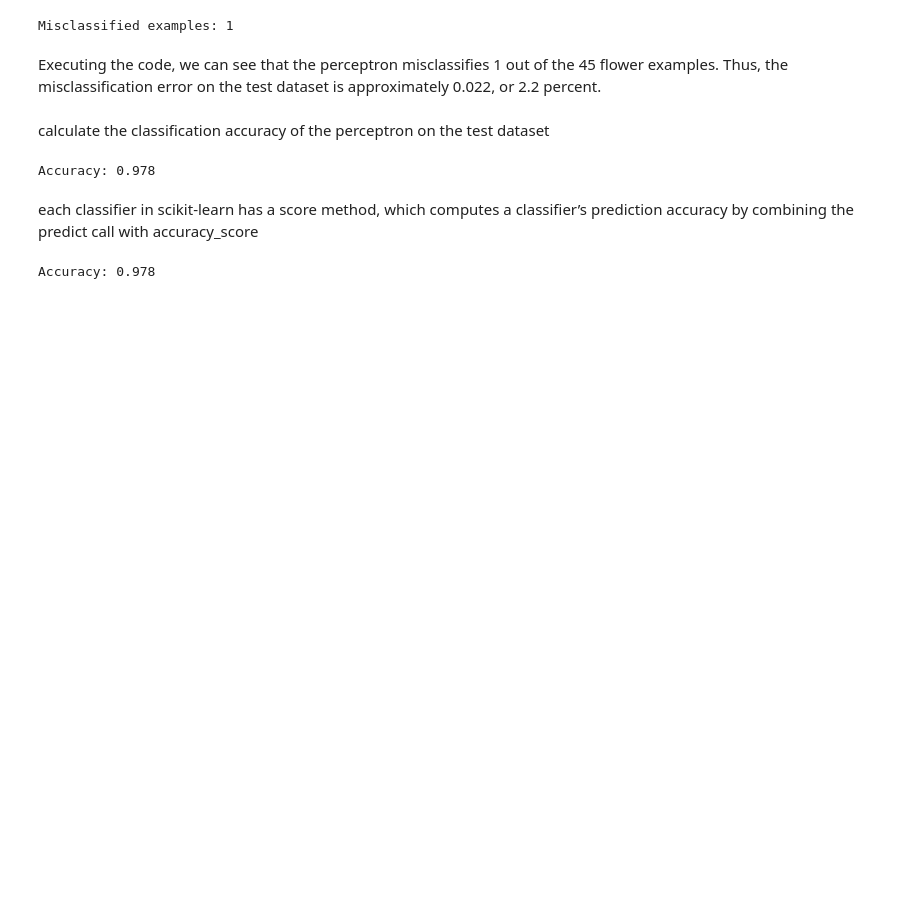
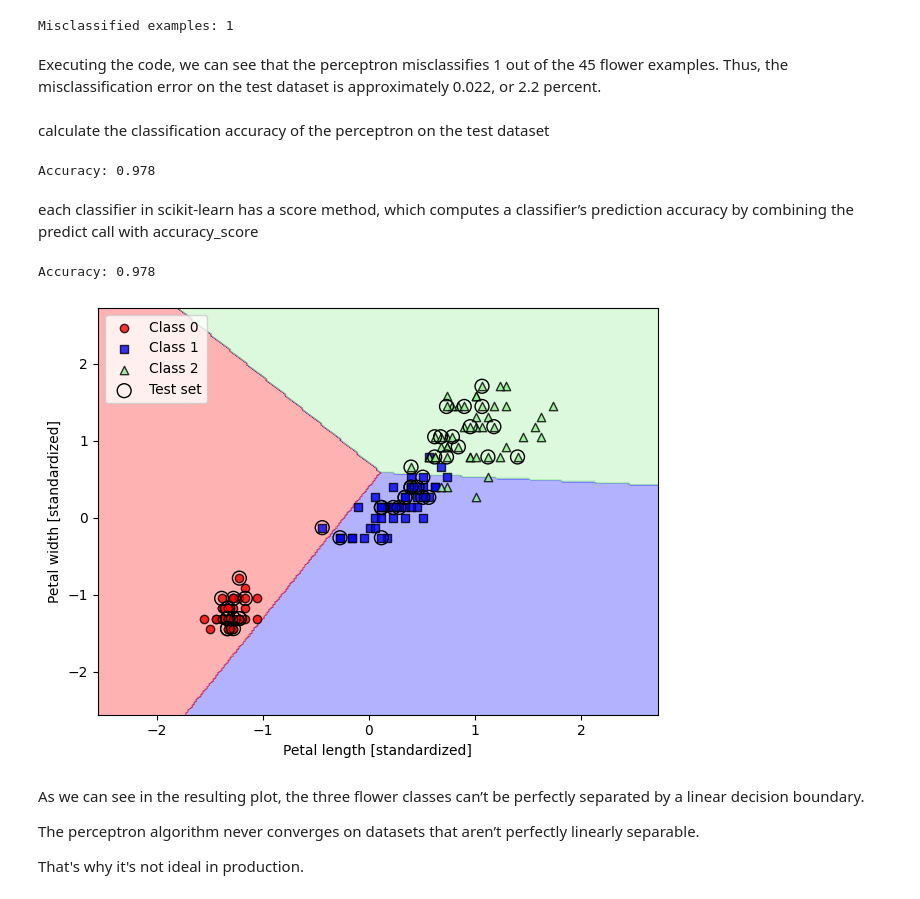
Before and after one commit to jeremysb1/grokking-ml, a Jupyter notebook: scikit_learn.ipynb, the cells around one changed output. Drawn from its saved outputs; the diff is of its cells as text; code cells hidden in the pictures; blank space fills up the shorter version.

Commit message:
added plot

```diff
--- a/scikit_learn.ipynb
+++ b/scikit_learn.ipynb
@@ -95,3 +95,25 @@ def plot_decision_regions(X, y, classifier, test_idx=None, resolution=0.02):
                 c='none', edgecolor='black', alpha=1.0,
                 linewidth=1, marker = 'o',
                 s=100, label = 'Test set')
+# %%
+X_combined_std = np.vstack((X_train_std, X_test_std))
+y_combined = np.hstack((y_train, y_test))
+plot_decision_regions(X=X_combined_std,
+                      y=y_combined,
+                      classifier=ppn,
+                      test_idx=range(105, 150))
+
+plt.xlabel('Petal length [standardized]')
+plt.ylabel('Petal width [standardized]')
+plt.legend(loc='upper left')
+
+plt.tight_layout()
+plt.show()
+# %% [output]
+[figure, added]
+# %% [markdown]
+As we can see in the resulting plot, the three flower classes can’t be perfectly separated by a linear decision boundary.
+
+The perceptron algorithm never converges on datasets that aren’t perfectly linearly separable.
+
+That's why it's not ideal in production.
```
